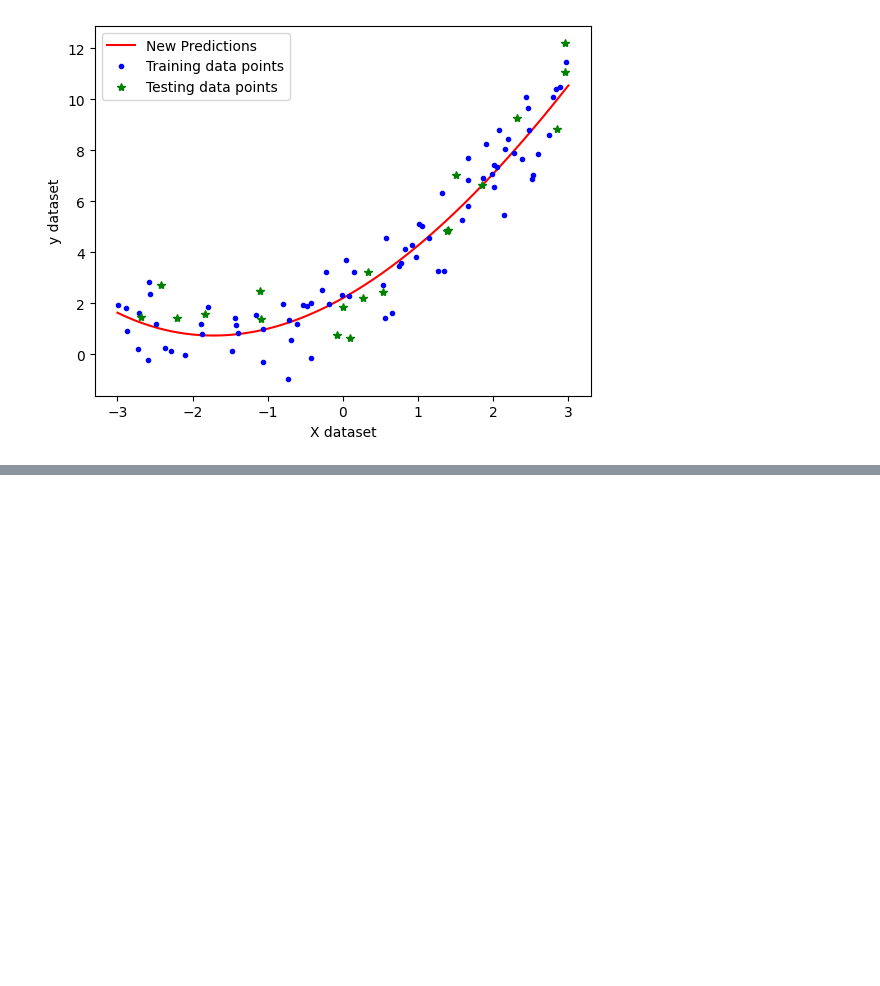
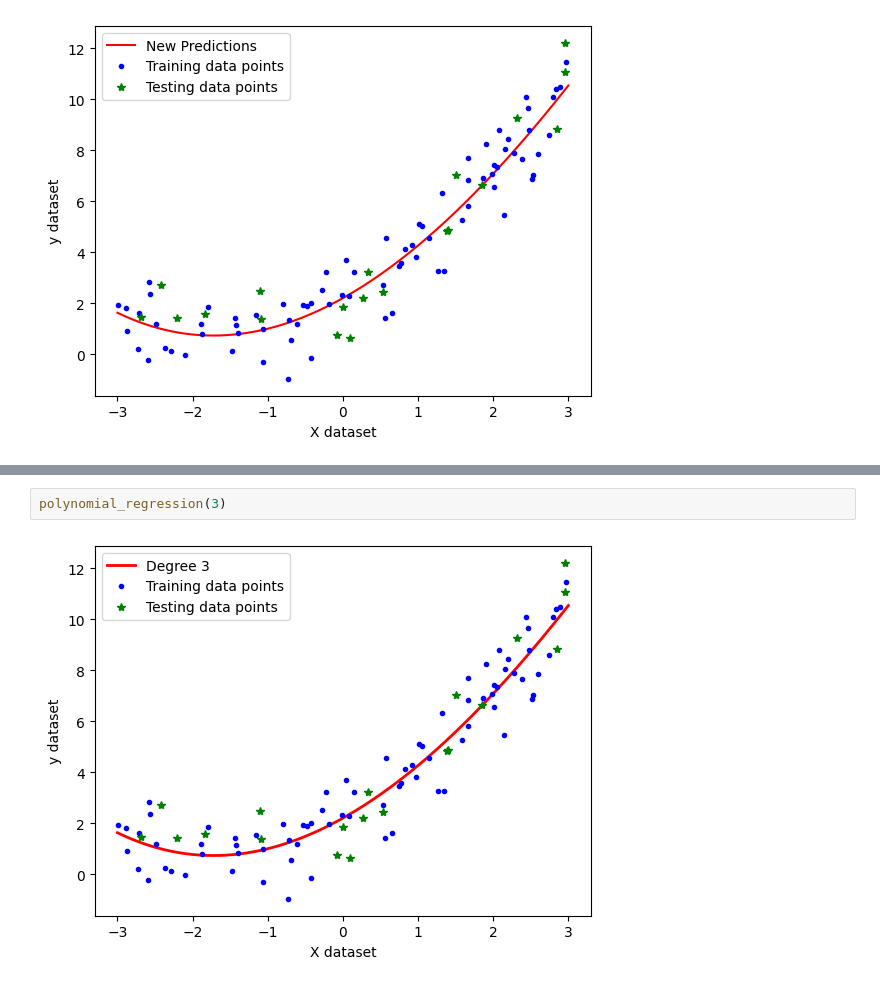
Before and after one commit to misrapk/Complete-Data-Science-and-ML-Preparation, a Jupyter notebook: ML_Algorithms/01LinearRegression/03PolynomialRegression.ipynb, the cells around one changed output, grey strips where cells are left out. Saved outputs shown, nothing was run; the diff lists cells and outputs as text; blank space fills up the shorter version.

```diff
--- a/ML_Algorithms/01LinearRegression/03PolynomialRegression.ipynb
+++ b/ML_Algorithms/01LinearRegression/03PolynomialRegression.ipynb
@@ -175,0 +215,4 @@ plt.legend()
+# %%
+polynomial_regression(3)
+# %% [output]
+[figure, added]
```
Also changed, not shown: parts of 8 cells of this notebook, 3 other files.
